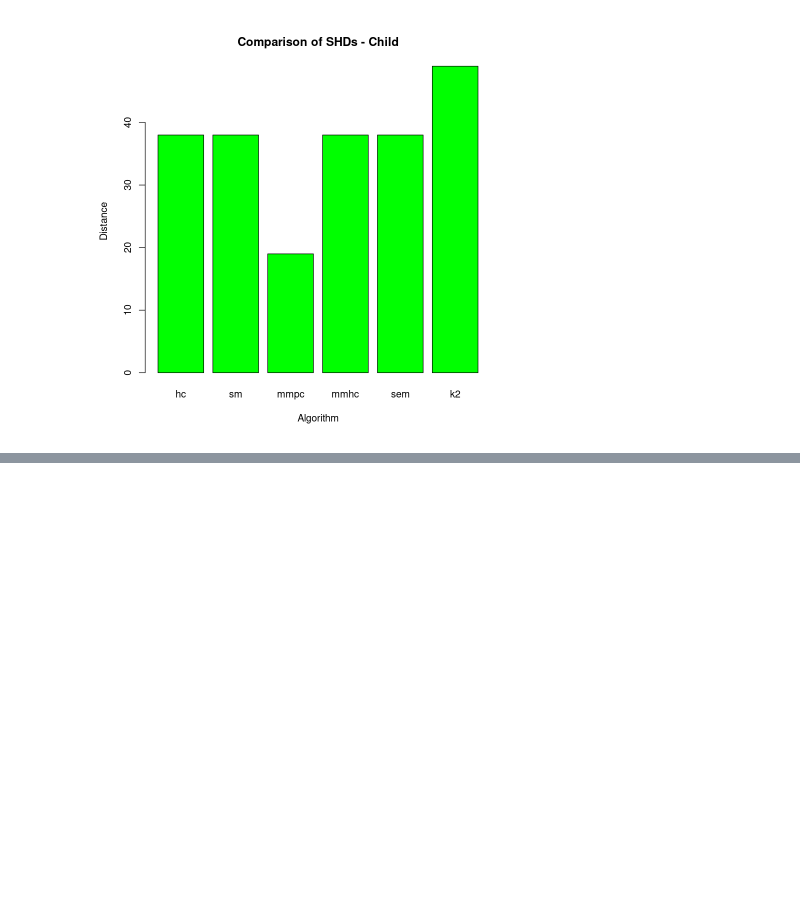
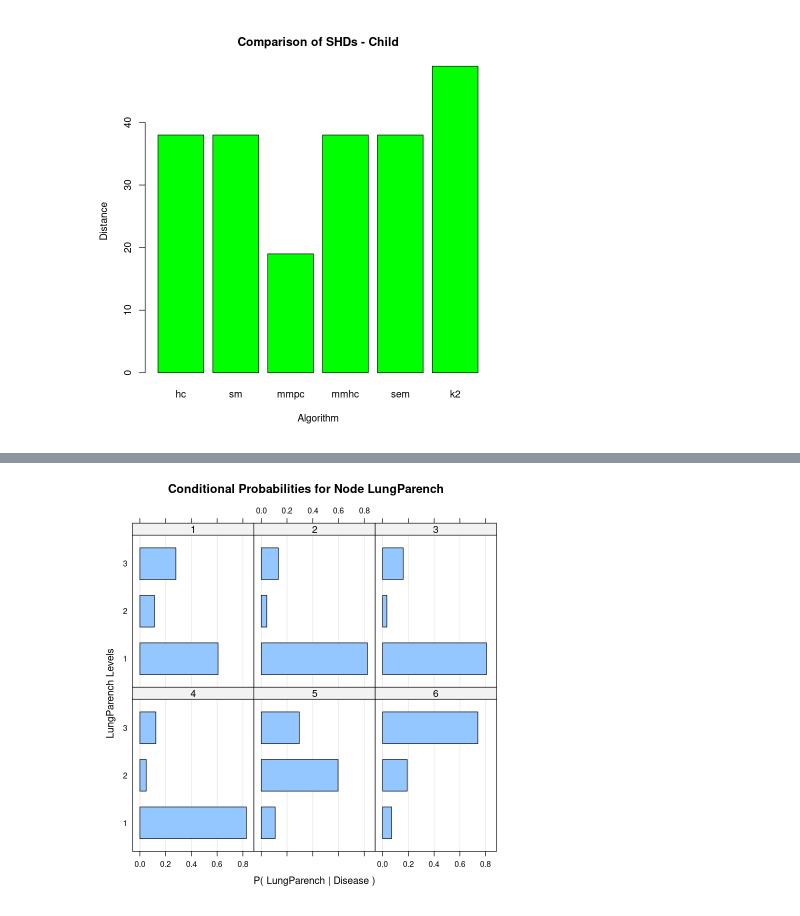
Before and after one commit to LorenzoVigorelli/BayesianNetworks, a Jupyter notebook: bnstruct.ipynb, the cells around one changed output, grey strips where cells are left out. Drawn from its saved outputs; the diff is of its cells as text; code cells hidden in the pictures; blank space fills up the shorter version.

```diff
--- a/bnstruct.ipynb
+++ b/bnstruct.ipynb
@@ -1066,0 +1048,4 @@ NULL
+# %%
+plot_xlab(bn_bayes$mmhc, 'LungParench', 'LungParench Levels')
+# %% [output]
+[figure, added]
```
Also changed, not shown: parts of 3 cells of this notebook, 1 other file.
